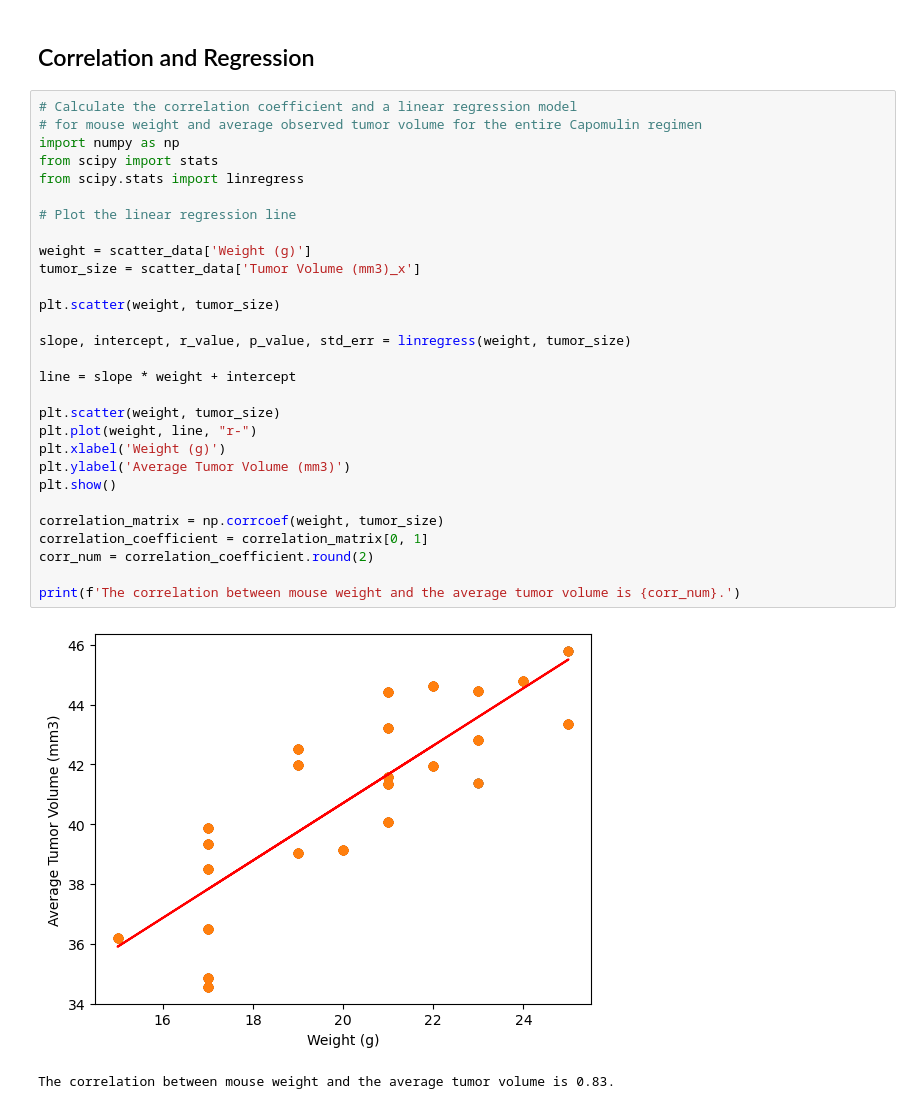
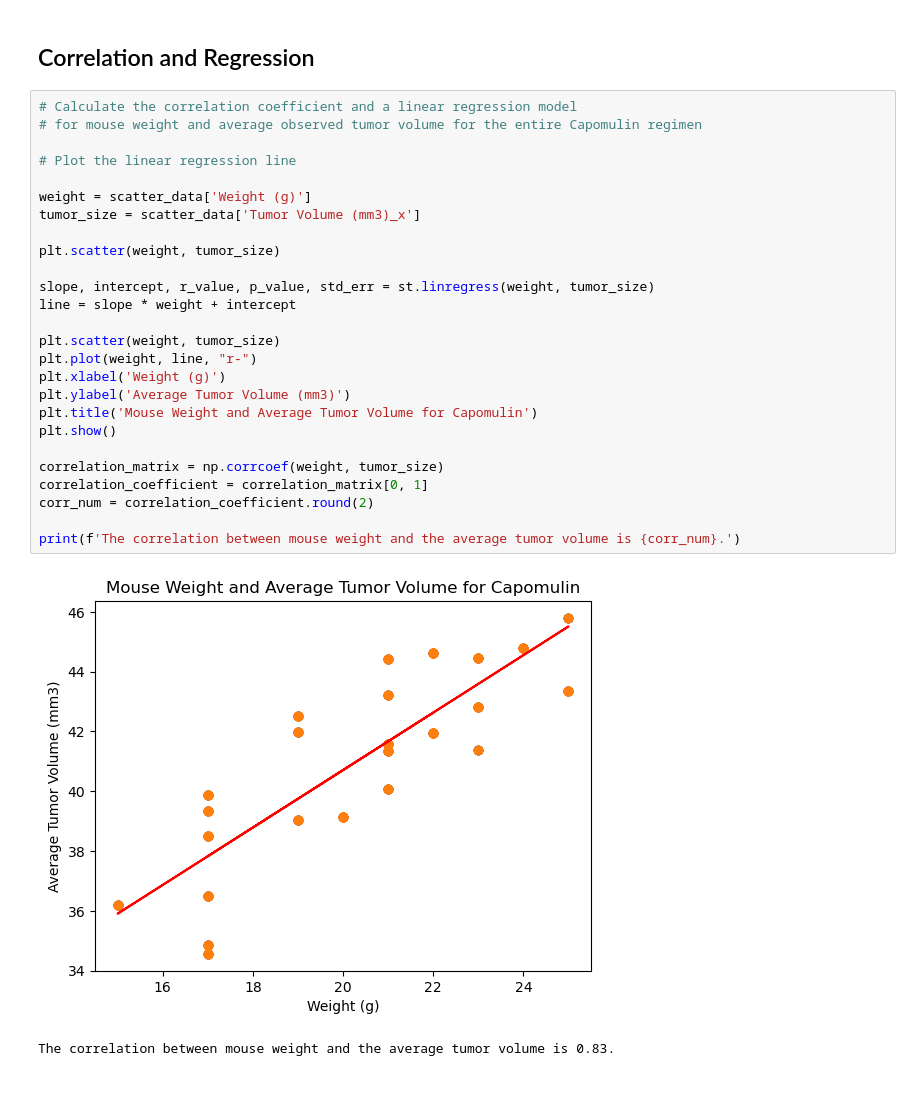
Before and after one commit to thomasjngo/Pharmaceuticals-Analysis, a Jupyter notebook: pymaceuticals_starter.ipynb, the cells around one changed output. Drawn from its saved outputs; the diff is of its cells as text.

```diff
--- a/pymaceuticals_starter.ipynb
+++ b/pymaceuticals_starter.ipynb
@@ -326,32 +310,29 @@ scatter_data
 # %%
 # Calculate the correlation coefficient and a linear regression model
 # for mouse weight and average observed tumor volume for the entire Capomulin regimen
-import numpy as np
-from scipy import stats
-from scipy.stats import linregress
 
 # Plot the linear regression line
 
 weight = scatter_data['Weight (g)']
 tumor_size = scatter_data['Tumor Volume (mm3)_x']
 
 plt.scatter(weight, tumor_size)
 
-slope, intercept, r_value, p_value, std_err = linregress(weight, tumor_size)
-
+slope, intercept, r_value, p_value, std_err = st.linregress(weight, tumor_size)
 line = slope * weight + intercept
 
 plt.scatter(weight, tumor_size)
 plt.plot(weight, line, "r-")
 plt.xlabel('Weight (g)')
 plt.ylabel('Average Tumor Volume (mm3)')
+plt.title('Mouse Weight and Average Tumor Volume for Capomulin')
 plt.show()
 
 correlation_matrix = np.corrcoef(weight, tumor_size)
 correlation_coefficient = correlation_matrix[0, 1]
 corr_num = correlation_coefficient.round(2)
 
 print(f'The correlation between mouse weight and the average tumor volume is {corr_num}.')
 # %% [output]
-[figure, old version]
+[figure, new version]
 The correlation between mouse weight and the average tumor volume is 0.83.
```
Also changed, not shown: parts of 11 cells of this notebook.
